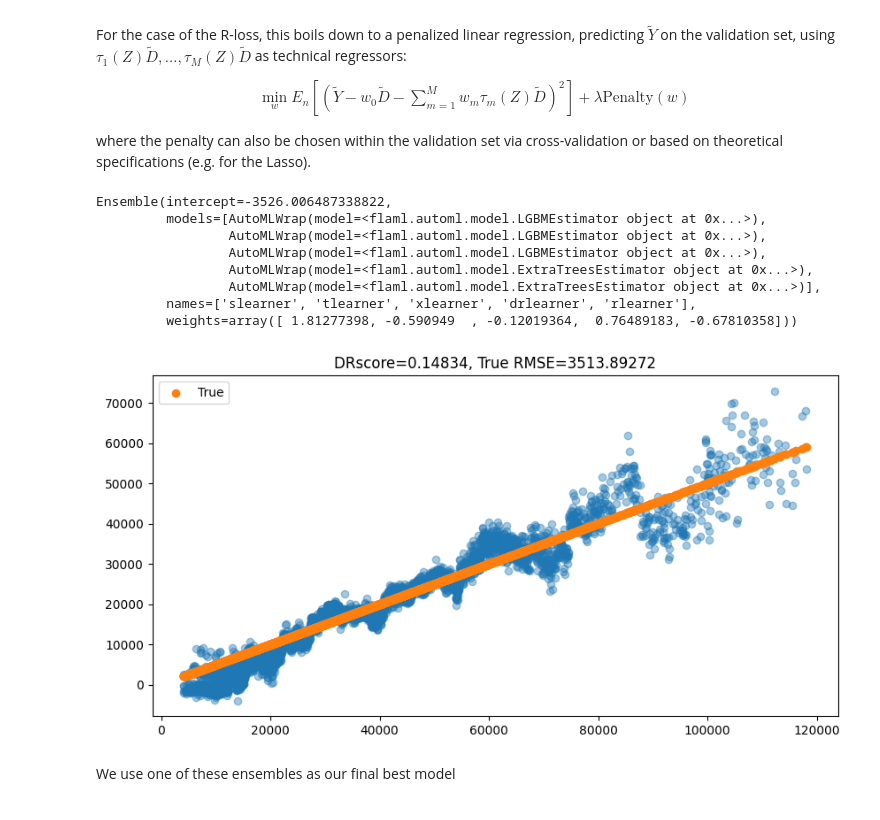
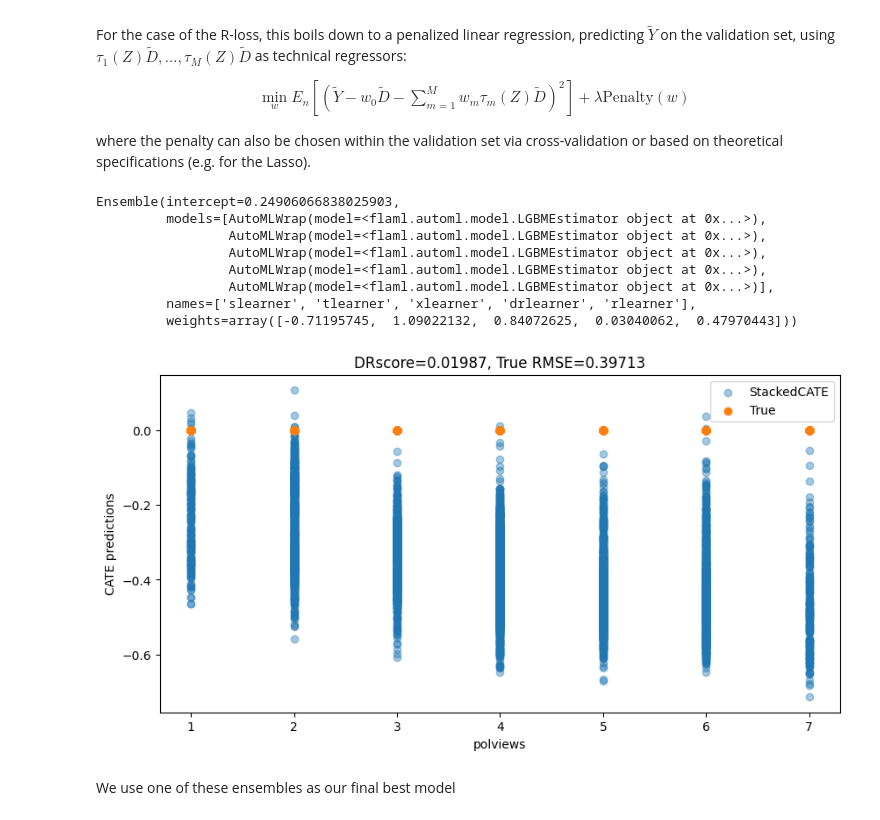
Before and after one commit to stanford-msande228/winter23, a Jupyter notebook: CATE-estimation.ipynb, the cells around one changed output. Saved outputs shown, nothing was run; the diff lists cells and outputs as text; code cells hidden in the pictures.

```diff
--- a/CATE-estimation.ipynb
+++ b/CATE-estimation.ipynb
@@ -24,14 +24,14 @@ from myflaml import auto_reg, auto_clf, auto_weighted_reg
 time_budget = 10 # time budget for auto-ml in seconds (advisable around 120)
 verbose = 0 # verbosity of auto-ml
 n_splits = 5 # cross-fitting and cross-validation splits
-data = '401k' # which dataset, one of {'401k', 'criteo', 'welfare'}
+data = 'welfare' # which dataset, one of {'401k', 'criteo', 'welfare'}
 plot = True # whether to plot results
-feat_ind = 1 # which feature to use as x axis in plotting
+xfeat = 'polviews' # feature to use as x axis in plotting, e.g. for criteo 'f1', for 401k 'inc', for welfare 'polviews'
 # Formula for the BLP of CATE regression.
-blp_formula = 'np.log(inc)' # e.g. 'f1' for criteo, np.log(inc)' for 401k, 'C(polviews)' for the welfare case.
+blp_formula = 'C(polviews)' # e.g. 'f1' for criteo, np.log(inc)' for 401k, 'C(polviews)' for the welfare case.
 
 ## For semi-synthetic data generation; available only if data='401k'
-semi_synth = True # True is available only if data='401k'
+semi_synth = False # True is available only if data='401k'
 simple_synth = True # True is available only if data='401k'
 max_depth = 3 # max depth of random forest during for semi-synthetic model fitting
 scale = .4 # magnitude of noise in semi-synthetic data
@@ -517,7 +520,7 @@ from sklearn.pipeline import make_pipeline
 from sklearn.preprocessing import StandardScaler
 
 F = np.array([m.predict(Xval) for m in models]).T
-stacker = LinearRegression # or LassoCV
+stacker = LinearRegression # or LassoCV or ElasticNetCV
 if score_name == 'DRscore':
     lcv = stacker().fit(F, dr_val)
     stack_ensemble = Ensemble(names, models, lcv.coef_, lcv.intercept_)
@@ -530,25 +533,27 @@ elif score_name == 'Rscore':
 
 stack_ensemble
 # %% [output]
-Ensemble(intercept=-3526.006487338822,
+Ensemble(intercept=0.24906066838025903,
          models=[AutoMLWrap(model=<flaml.automl.model.LGBMEstimator object at 0x...>),
                  AutoMLWrap(model=<flaml.automl.model.LGBMEstimator object at 0x...>),
                  AutoMLWrap(model=<flaml.automl.model.LGBMEstimator object at 0x...>),
-                 AutoMLWrap(model=<flaml.automl.model.ExtraTreesEstimator object at 0x...>),
-                 AutoMLWrap(model=<flaml.automl.model.ExtraTreesEstimator object at 0x...>)],
+                 AutoMLWrap(model=<flaml.automl.model.LGBMEstimator object at 0x...>),
+                 AutoMLWrap(model=<flaml.automl.model.LGBMEstimator object at 0x...>)],
          names=['slearner', 'tlearner', 'xlearner', 'drlearner', 'rlearner'],
-         weights=array([ 1.81277398, -0.590949  , -0.12019364,  0.76489183, -0.67810358]))
+         weights=array([-0.71195745,  1.09022132,  0.84072625,  0.03040062,  0.47970443]))
 # %%
 if plot:
     plt.figure(figsize=(10, 5))
-    plt.scatter(X.iloc[:, feat_ind], stack_ensemble.predict(Z), alpha=.4)
-    plt.scatter(X.iloc[:, feat_ind], true_cate(X), label='True')
+    plt.scatter(X[xfeat], stack_ensemble.predict(Z), alpha=.4, label='StackedCATE')
+    plt.scatter(X[xfeat], true_cate(X), label='True')
     plt.title(f'{score_name}={scorer(stack_ensemble.predict(Zval)):.5f}, '
               f'True RMSE={rmse(true_cate(X), stack_ensemble.predict(Z)):.5f}')
     plt.legend()
+    plt.xlabel(xfeat)
+    plt.ylabel('CATE predictions')
     plt.show()
 # %% [output]
-[figure, old version]
+[figure, new version]
 # %% [markdown]
 We use one of these ensembles as our final best model
 # %%
```
Also changed, not shown: parts of 44 cells of this notebook.
